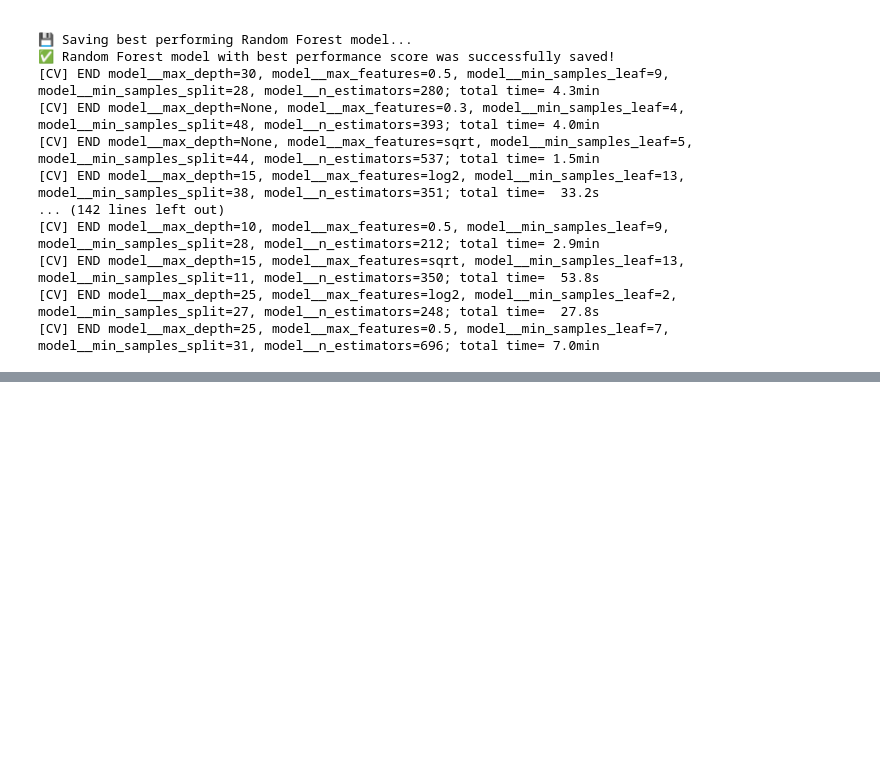
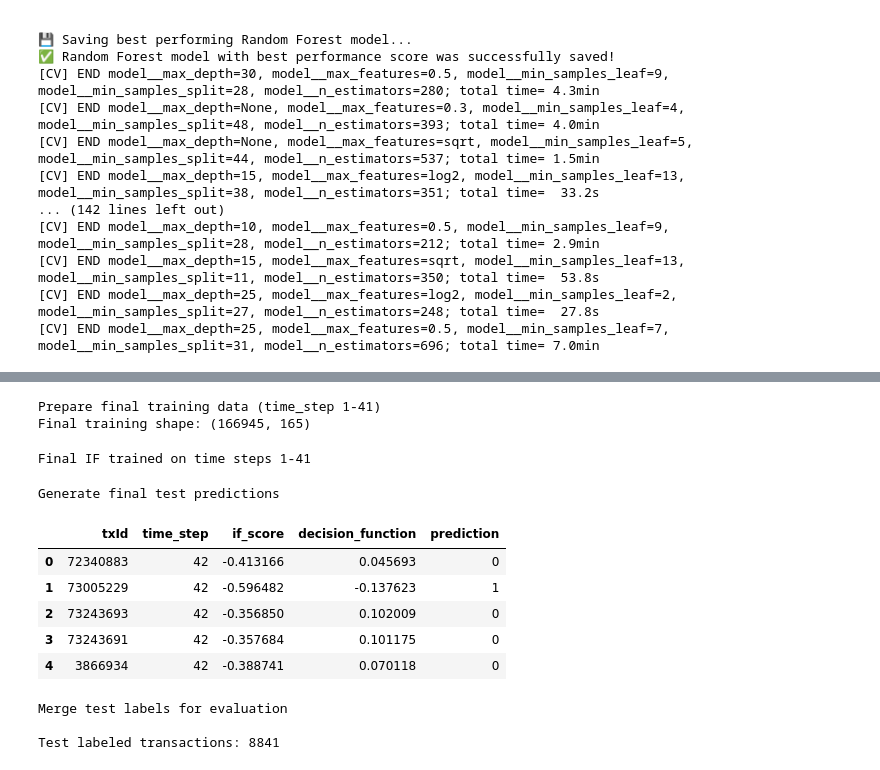
Before and after one commit to IIIAMAH3/AML-Blockchain-Monitoring-System, a Jupyter notebook: notebooks/03_training.ipynb, the cells around one changed output, grey strips where cells are left out. Drawn from its saved outputs; the diff is of its cells as text; code cells hidden in the pictures; blank space fills up the shorter version.

Commit message:
Add full Isolation Forest training & evaluation pipeline

```diff
--- a/notebooks/03_training.ipynb
+++ b/notebooks/03_training.ipynb
@@ -167,0 +227,74 @@ Helper function for evaluation
+# %%
+print("Prepare final training data (time_step 1-41)")
+X_train_if_full = (
+    unsupervised_full_df[
+        unsupervised_full_df["time_step"] <= 41
+    ]
+    .drop(
+        columns=["txId", "time_step"]
+    )
+)
+
+
+print(
+    "Final training shape:",
+    X_train_if_full.shape
+)
+# %% [output]
+Prepare final training data (time_step 1-41)
+Final training shape: (166945, 165)
+# %%
+final_if_model = IsolationForest(
+    n_estimators=300,
+    max_samples=2048,
+    contamination=0.05,
+    max_features=0.5,
+    bootstrap=True,
+    random_state=42,
+    n_jobs=-1
+)
+
+
+final_if_model.fit(
+    X_train_if_full
+)
+
+
+print("Final IF trained on time steps 1-41")
+# %% [output]
+Final IF trained on time steps 1-41
+# %%
+print("Generate final test predictions")
+test_predictions_df = create_if_predictions(
+    model=final_if_model,
+    X=X_test_if,
+    df=test_if_df
+)
+
+
+test_predictions_df.head()
+# %% [output]
+Generate final test predictions
+|  | txId | time_step | if_score | decision_function | prediction |
+| 0 | 72340883 | 42 | -0.413166 | 0.045693 | 0 |
+| 1 | 73005229 | 42 | -0.596482 | -0.137623 | 1 |
+| 2 | 73243693 | 42 | -0.356850 | 0.102009 | 0 |
+| 3 | 73243691 | 42 | -0.357684 | 0.101175 | 0 |
+| 4 | 3866934 | 42 | -0.388741 | 0.070118 | 0 |
+# %%
+print("Merge test labels for evaluation\n")
+test_eval_df = test_predictions_df.merge(
+    test_labels_if,
+    on="txId",
+    how="inner"
+)
+
+
+print(
+    "Test labeled transactions:",
+    len(test_eval_df)
+)
+# %% [output]
+Merge test labels for evaluation
+
+Test labeled transactions: 8841
```
Also changed, not shown: parts of 8 cells of this notebook, 3 other files.
